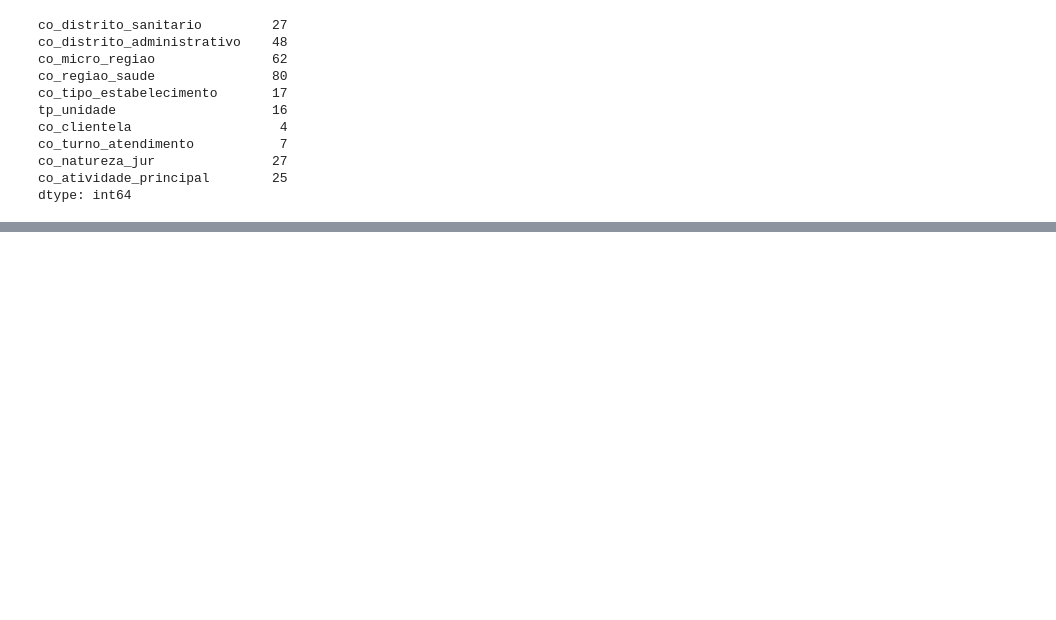
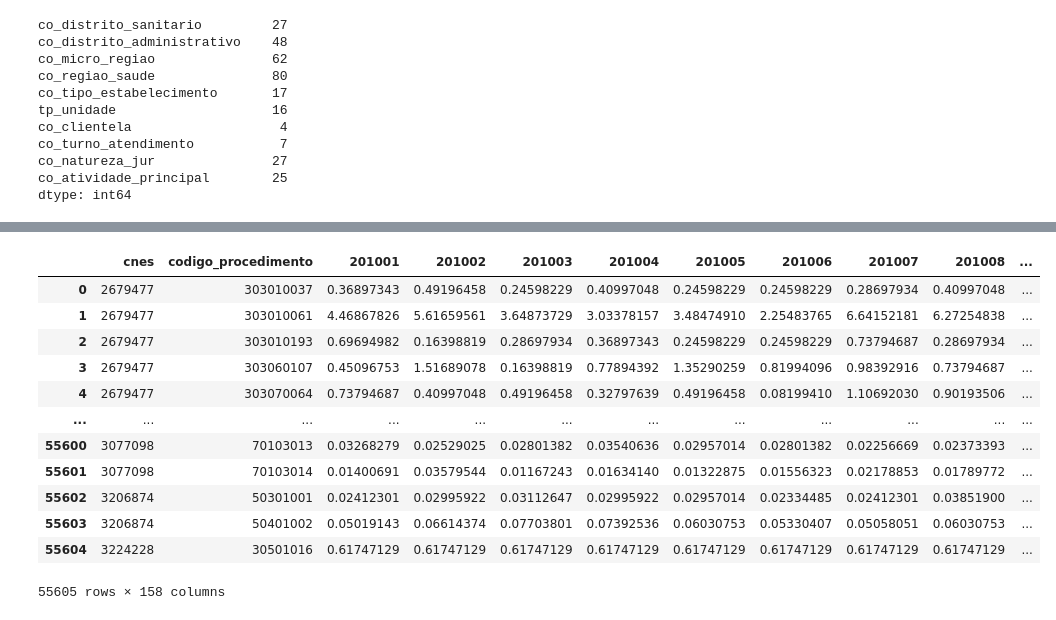
Before and after one commit to TFM-NUCLIO/iris_ai, a Jupyter notebook: pré_processamento_dados.ipynb, the cells around one changed output, grey strips where cells are left out. Saved outputs shown, nothing was run; the diff lists cells and outputs as text; code cells hidden in the pictures; blank space fills up the shorter version.

```diff
--- a/pré_processamento_dados.ipynb
+++ b/pré_processamento_dados.ipynb
@@ -353,0 +539,2 @@ df_cnes_iris_pre
+# %%
+df_pop_cnes_iris_pre = pd.read_pickle('./data/dfpo1/df_proc_cnes_milhab.pkl')
@@ -353,0 +557,22 @@ df_cnes_iris_pre
+# %%
+df_pop_cnes_iris_pre.drop(columns=['codigo_municipio',
+                                'municipio',
+                                'uf',
+                                'procedimento'],
+                                inplace=True)
+# %%
+df_pop_cnes_iris_pre
+# %% [output]
+|  | cnes | codigo_procedimento | 201001 | 201002 | 201003 | 201004 | 201005 | 201006 | 201007 | 201008 | ... |
+| 0 | 2679477 | 303010037 | 0.36897343 | 0.49196458 | 0.24598229 | 0.40997048 | 0.24598229 | 0.24598229 | 0.28697934 | 0.40997048 | ... |
+| 1 | 2679477 | 303010061 | 4.46867826 | 5.61659561 | 3.64873729 | 3.03378157 | 3.48474910 | 2.25483765 | 6.64152181 | 6.27254838 | ... |
+| 2 | 2679477 | 303010193 | 0.69694982 | 0.16398819 | 0.28697934 | 0.36897343 | 0.24598229 | 0.24598229 | 0.73794687 | 0.28697934 | ... |
+| 3 | 2679477 | 303060107 | 0.45096753 | 1.51689078 | 0.16398819 | 0.77894392 | 1.35290259 | 0.81994096 | 0.98392916 | 0.73794687 | ... |
+| 4 | 2679477 | 303070064 | 0.73794687 | 0.40997048 | 0.49196458 | 0.32797639 | 0.49196458 | 0.08199410 | 1.10692030 | 0.90193506 | ... |
+| ... | ... | ... | ... | ... | ... | ... | ... | ... | ... | ... | ... |
+| 55600 | 3077098 | 70103013 | 0.03268279 | 0.02529025 | 0.02801382 | 0.03540636 | 0.02957014 | 0.02801382 | 0.02256669 | 0.02373393 | ... |
+| 55601 | 3077098 | 70103014 | 0.01400691 | 0.03579544 | 0.01167243 | 0.01634140 | 0.01322875 | 0.01556323 | 0.02178853 | 0.01789772 | ... |
+| 55602 | 3206874 | 50301001 | 0.02412301 | 0.02995922 | 0.03112647 | 0.02995922 | 0.02957014 | 0.02334485 | 0.02412301 | 0.03851900 | ... |
+| 55603 | 3206874 | 50401002 | 0.05019143 | 0.06614374 | 0.07703801 | 0.07392536 | 0.06030753 | 0.05330407 | 0.05058051 | 0.06030753 | ... |
+| 55604 | 3224228 | 30501016 | 0.61747129 | 0.61747129 | 0.61747129 | 0.61747129 | 0.61747129 | 0.61747129 | 0.61747129 | 0.61747129 | ... |
+55605 rows × 158 columns
```
Also changed, not shown: parts of 29 cells of this notebook, 2 other files.
